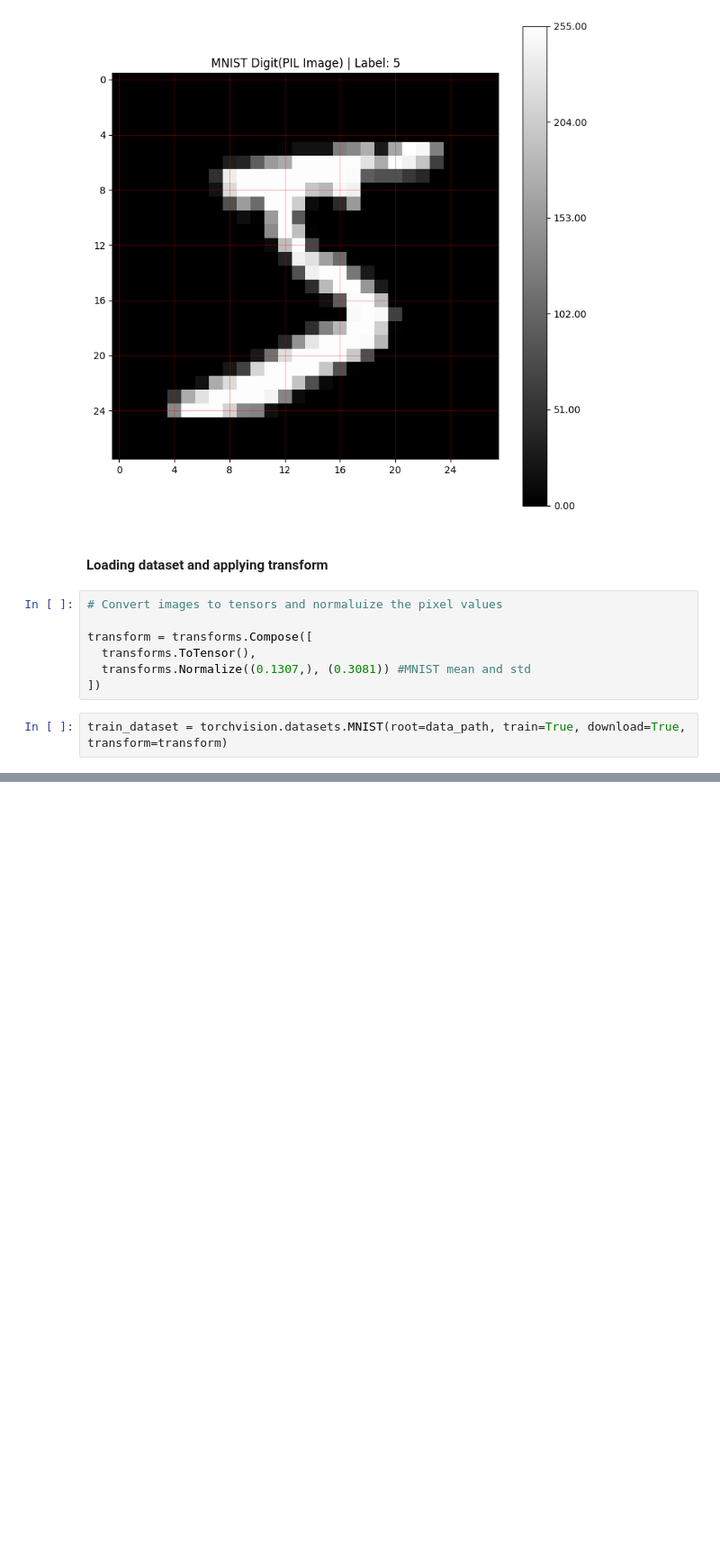
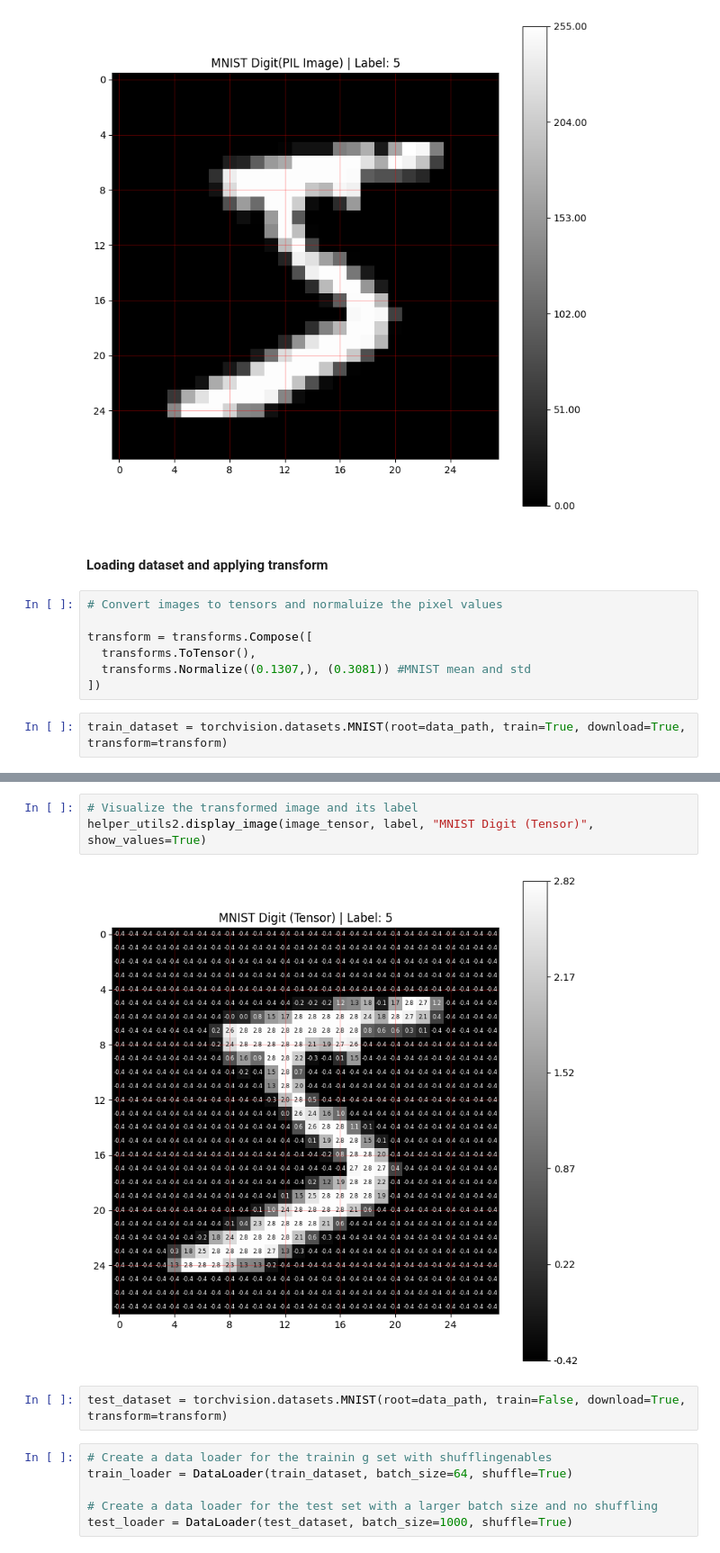
Before and after one commit to RoyalDhee/Deeplearning, a Jupyter notebook: mnist_image_classifier.ipynb, the cells around one changed output, grey strips where cells are left out. Shown at 90% size. Drawn from its saved outputs; the diff is of its cells as text; blank space fills up the shorter version.

```diff
--- a/mnist_image_classifier.ipynb
+++ b/mnist_image_classifier.ipynb
@@ -73,0 +84,13 @@ print(f"Label value:                  {label}")
+# %%
+# Visualize the transformed image and its label
+helper_utils2.display_image(image_tensor, label, "MNIST Digit (Tensor)", show_values=True)
+# %% [output]
+[figure, added]
+# %%
+test_dataset = torchvision.datasets.MNIST(root=data_path, train=False, download=True, transform=transform)
+# %%
+# Create a data loader for the trainin g set with shufflingenables
+train_loader = DataLoader(train_dataset, batch_size=64, shuffle=True)
+
+# Create a data loader for the test set with a larger batch size and no shuffling
+test_loader = DataLoader(test_dataset, batch_size=1000, shuffle=True)
```
Also changed, not shown: parts of 4 cells of this notebook, 1 other file.
